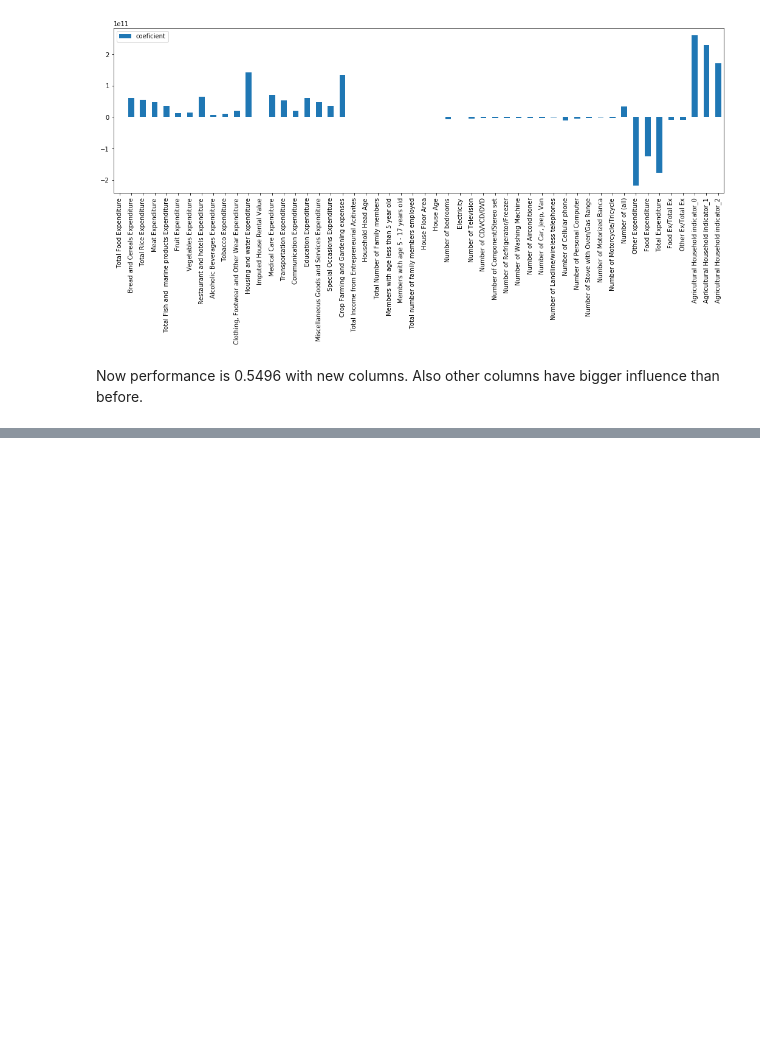
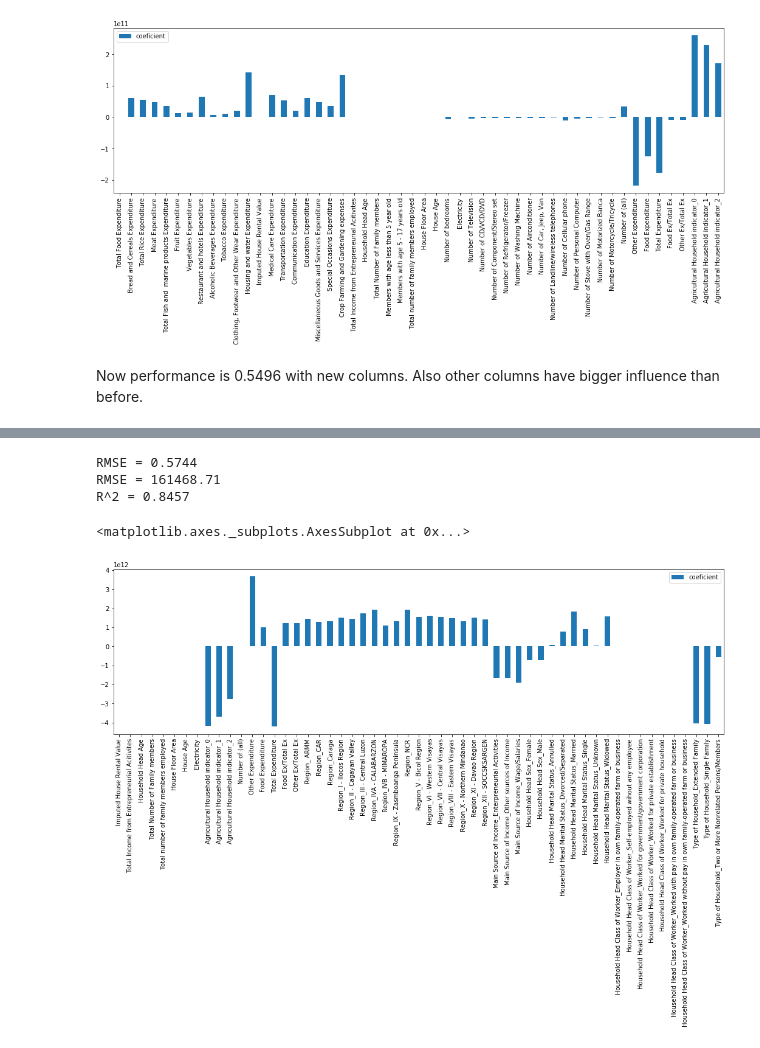
Before and after one commit to Rasa117/project, a Jupyter notebook: Model 1 - Linear Regression.ipynb, the cells around one changed output, grey strips where cells are left out. Drawn from its saved outputs; the diff is of its cells as text; code cells hidden in the pictures; blank space fills up the shorter version.

```diff
--- a/Model 1 - Linear Regression.ipynb
+++ b/Model 1 - Linear Regression.ipynb
@@ -312,4 +413,23 @@ R^2 = 0.8868
+# %%
+lr = LinearRegression()
+lr.fit(data_new_scaled.iloc[mask, 1:], data_new_scaled[mask]["Total Household Income"])
+pred = lr.predict(data_new_scaled.iloc[~mask, 1:])
+print('RMSE = {0:.04f}'.format(np.sqrt(np.mean((pred - data_new_scaled[~mask]["Total Household Income"])**2))))
+# compare
+pred = pred * std["Total Household Income"] + mean["Total Household Income"]
+print('RMSE = {0:.02f}'.format(np.sqrt(np.mean((pred - data_new[~mask]["Total Household Income"])**2))))
+# R^2
+score = lr.score(data_new_scaled[mask].drop(["Total Household Income"], axis=1),
+                 data_new_scaled[mask]["Total Household Income"])
+print('R^2 = {0:.04f}'.format(score))
+# %% [output]
+RMSE = 0.5744
+RMSE = 161468.71
+R^2 = 0.8457
 # %%
-#pd.DataFrame(lr.coef_, columns=['coeficient'],
-#             index=data_total[mask].drop(["Total Household Income"],
-#                                          axis=1).columns,).plot(kind='bar', figsize=(18,5))
+pd.DataFrame(lr.coef_, columns=['coeficient'],
+             index=data_new_scaled[mask].drop(["Total Household Income"],
+                                          axis=1).columns,).plot(kind='bar', figsize=(18,5))
+# %% [output]
+<matplotlib.axes._subplots.AxesSubplot at 0x...>
+[figure, added]
```
Also changed, not shown: parts of 63 cells of this notebook.
